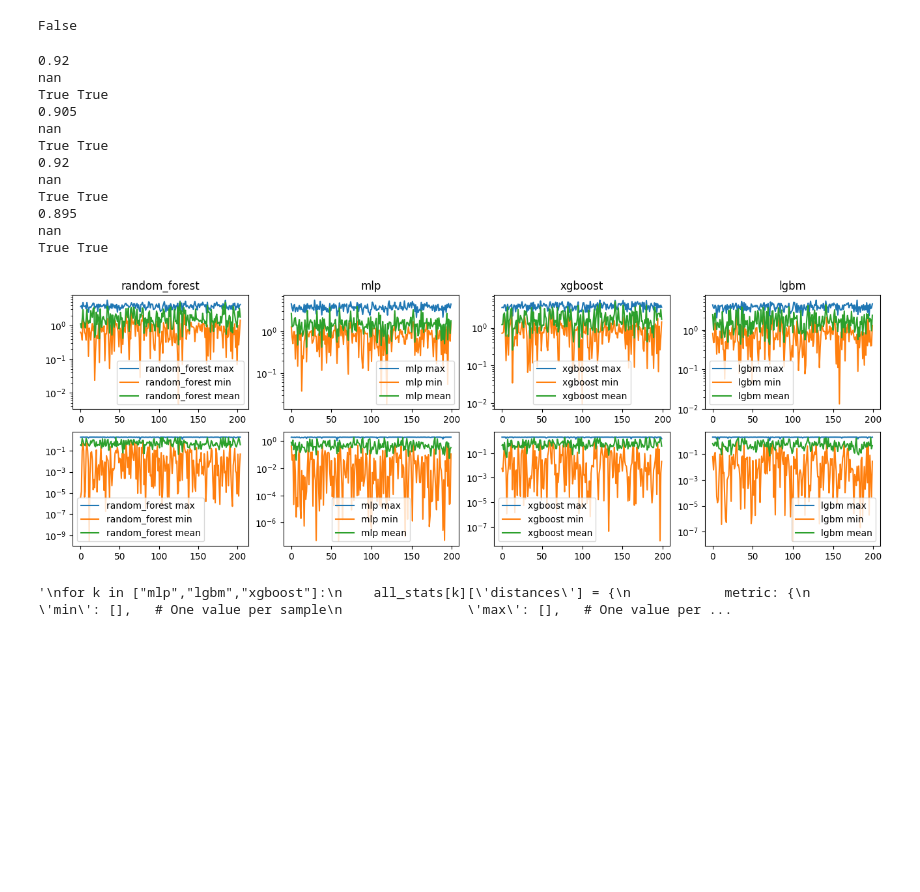
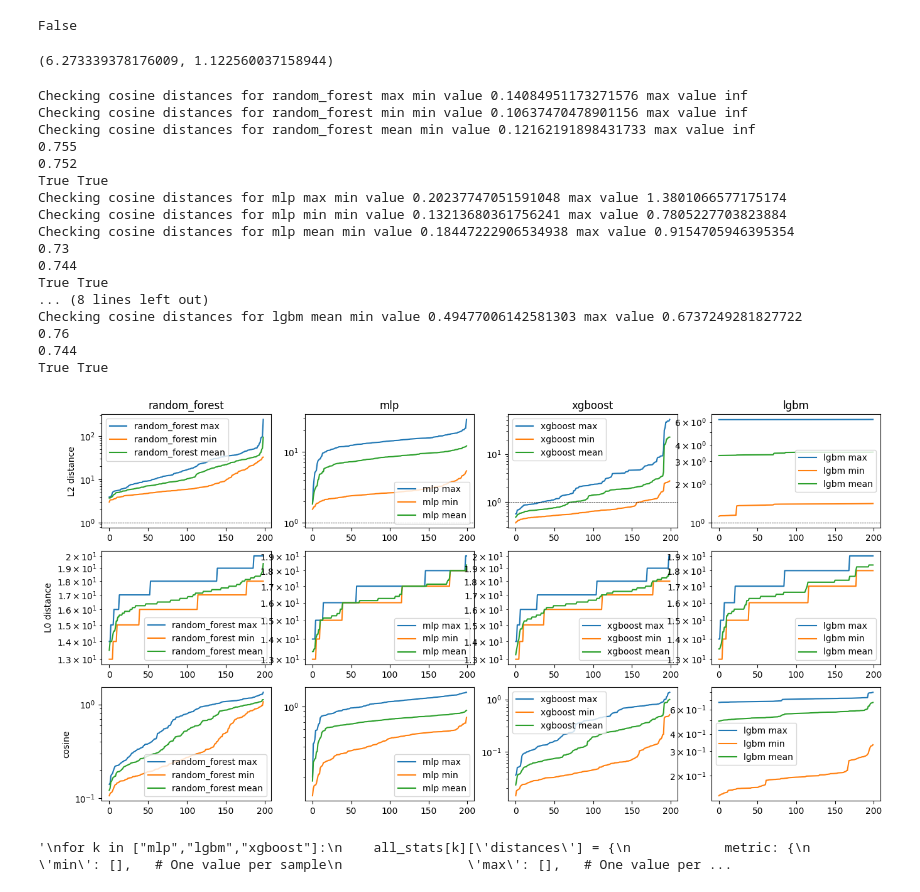
Before and after one commit to clarapunzi/SC-CE, a Jupyter notebook: 1_compute_distances.ipynb, the cells around one changed output. Saved outputs shown, nothing was run; the diff lists cells and outputs as text; code cells hidden in the pictures; blank space fills up the shorter version.

Commit message:
updated the computing distances notebook

```diff
--- a/1_compute_distances.ipynb
+++ b/1_compute_distances.ipynb
@@ -29,11 +29,11 @@ config = utl.load_config('config.yaml')
 cf_results = config['paths']['counterfactuals']
 
 
+dt_name = "german_credit"
+dt_name = "toy_dataset"
 dt_name = "adult48k"
-dt_name = "toy_dataset"
-dt_name = "german_credit"
 
-cf_method = ["dice","ils",'lore'][2]
+cf_method = ["dice","ils",'lore'][1]
 
 
 
@@ -220,12 +218,11 @@ plt.show()
 X_all = np.vstack([
     splits["X_train"].values,
     splits["X_calibration"].values,
-    splits["X_test"].values
 ])
 plot_lim = X_all.min(axis=0).min(), X_all.max(axis=0).max()
 plot_lim = (plot_lim[0] - 0.1, plot_lim[1] + 0.1)
-curr_min = splits['X_calibration'].min(axis=0).values
-curr_max = splits['X_calibration'].max(axis=0).values
+curr_min = X_all.min(0)
+curr_max = X_all.max(0)
 
 def normalize(x):
     # normalize the features of the dataframe or numpy array to [0,1]
@@ -502,51 +518,76 @@ else:
 compute_test
 # %% [output]
 False
+# %%
+max(all_stats_tmp[k]['distances']['l2']['max']),min(all_stats_tmp[k]['distances']['l2']['min'])
+# %% [output]
+(6.273339378176009, 1.122560037158944)
 # %%
 # to check plot the distances of the l2 metric for all the models
 # use four subplots
-fig, axs = plt.subplots(2,4,figsize=(16,5))
+fig, axs = plt.subplots(3,4,figsize=(16,8))
 axs = axs.flatten()
 for jj,k in enumerate(models.keys()):
-    axs[jj].plot(all_stats[k]['distances']['l2']['max'],label=k+" max")
-    axs[jj].plot(all_stats[k]['distances']['l2']['min'],label=k+" min")
-    axs[jj].plot(all_stats[k]['distances']['l2']['mean'],label=k+" mean")
+    axs[jj].plot(sorted(np.array(all_stats_tmp[k]['distances']['l2']['max']) ),label=k+" max")
+    axs[jj].plot(sorted(np.array(all_stats_tmp[k]['distances']['l2']['min']) ),label=k+" min")
+    axs[jj].plot(sorted(np.array(all_stats_tmp[k]['distances']['l2']['mean']) ),label=k+" mean")
     # check the correct list
-    axs[4+jj].plot(all_stats[k]['distances']['cosine']['max'],label=k+" max")
-    axs[4+jj].plot(all_stats[k]['distances']['cosine']['min'],label=k+" min")
-    axs[4+jj].plot(all_stats[k]['distances']['cosine']['mean'],label=k+" mean")
+    axs[jj].axhline(1, color='black', linestyle='--', linewidth=0.5)
+    axs[4+jj].plot(sorted(np.array(all_stats_tmp[k]['distances']['l0']['max']) ),label=k+" max")
+    axs[4+jj].plot(sorted(np.array(all_stats_tmp[k]['distances']['l0']['min']) ),label=k+" min")
+    axs[4+jj].plot(sorted(np.array(all_stats_tmp[k]['distances']['l0']['mean'])),label=k+" mean")
+
+    axs[8+jj].plot(sorted(np.array(all_stats_tmp[k]['distances']['cosine']['max'])),label=k+" max")
+    axs[8+jj].plot(sorted(np.array(all_stats_tmp[k]['distances']['cosine']['min'])),label=k+" min")
+    axs[8+jj].plot(sorted(np.array(all_stats_tmp[k]['distances']['cosine']['mean'])),label=k+" mean")
+
+    if jj== 0:
+        axs[jj].set_ylabel("L2 distance")
+        axs[4+jj].set_ylabel("L0 distance")
+        axs[jj+8].set_ylabel("cosine")
+    if jj>= 4:
+        axs[4+jj].set_xlabel("Sample index")
+
     # assert that the cosine ones are in 0-2
     for mode in ['max','min','mean']:
-        assert ((np.array(all_stats[k]['distances']['cosine'][mode]) >= 0) & (np.array(all_stats[k]['distances']['cosine'][mode]) <= 2)).all()
+        minv = np.array(all_stats[k]['distances']['cosine'][mode]).min()
+        maxv = np.array(all_stats[k]['distances']['cosine'][mode]).max()
+        print("Checking cosine distances for",k,mode,"min value",minv,"max value",maxv)
+        #assert ((np.array(all_stats[k]['distances']['cosine'][mode]) >= 0) & (np.array(all_stats[k]['distances']['cosine'][mode]) <= 2)).all()
 
     print(np.array(all_stats[k]['corrects']).sum()/len(all_stats[k]['corrects']))
     print(np.array(all_stats_test[k]['corrects']).sum()/len(all_stats_test[k]['corrects']))
     print(0.0==0,1.0==1)
 
     # set the legend and the title
     axs[jj].legend()
     axs[jj].set_title(k)
 
 for ax in axs:
     ax.legend()
     #set yscale log
     ax.set_yscale("log")
 
 plt.show()
 # %% [output]
-0.92
-nan
+Checking cosine distances for random_forest max min value 0.14084951173271576 max value inf
+Checking cosine distances for random_forest min min value 0.10637470478901156 max value inf
+Checking cosine distances for random_forest mean min value 0.12162191898431733 max value inf
+0.755
+0.752
 True True
-0.905
-nan
+Checking cosine distances for mlp max min value 0.20237747051591048 max value 1.3801066577175174
+Checking cosine distances for mlp min min value 0.13213680361756241 max value 0.7805227703823884
+Checking cosine distances for mlp mean min value 0.18447222906534938 max value 0.9154705946395354
+0.73
+0.744
 True True
-0.92
-nan
+... (8 lines left out)
+Checking cosine distances for lgbm mean min value 0.49477006142581303 max value 0.6737249281827722
+0.76
+0.744
 True True
-0.895
-nan
-True True
-[figure, old version]
+[figure, new version]
 # %%
 # If I did an error, I have to remove the the whole list of distances for the models in the all_stats dictionary
 # I will "re initialize" the list of distances for the models
```
Also changed, not shown: parts of 18 cells of this notebook.
